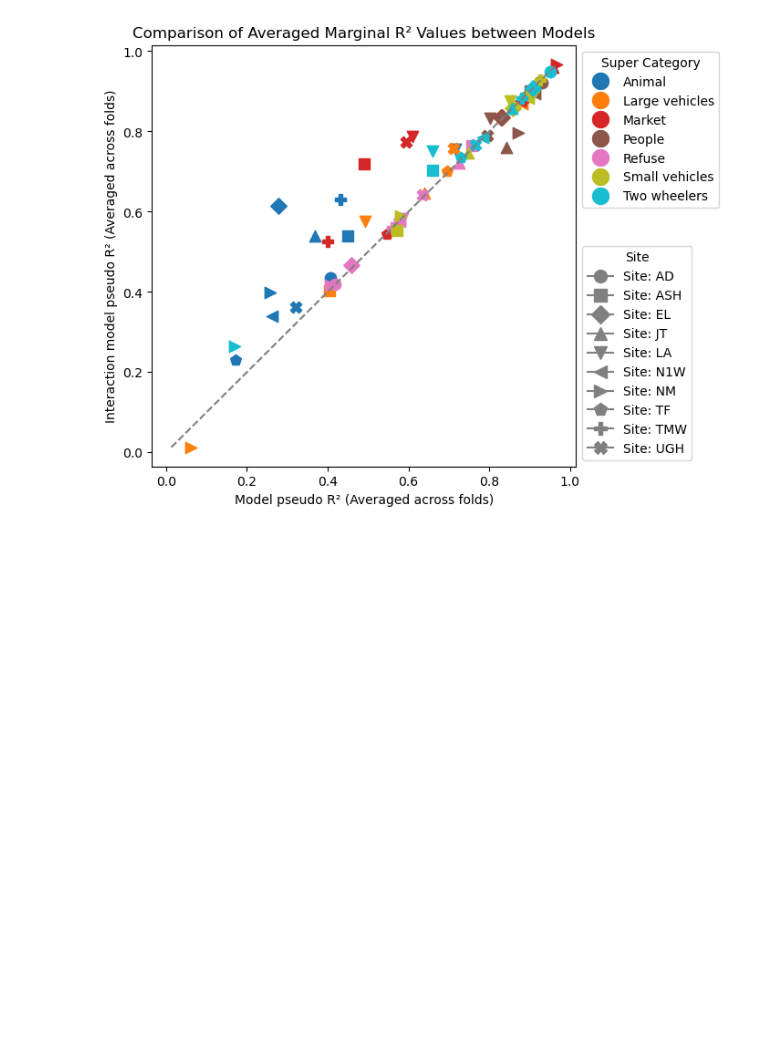
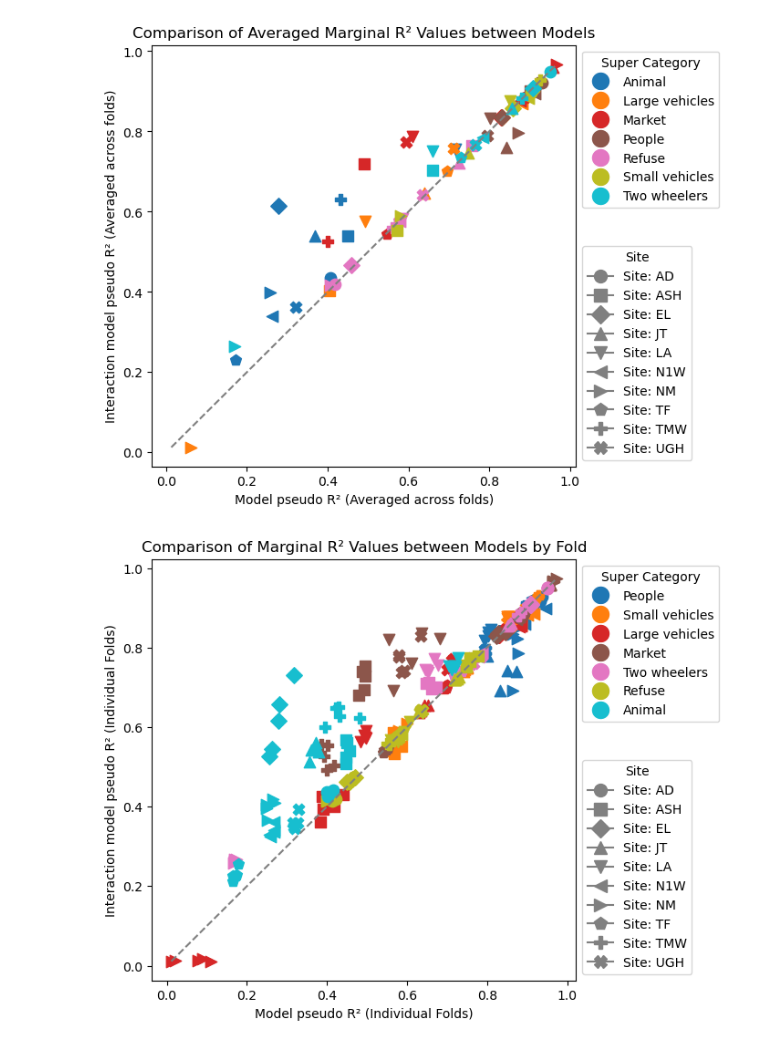
Before and after one commit to thicknavyrain/OD_2024_analysis, a Jupyter notebook: Time series model plotting - all folds.ipynb, the cells around one changed output. Drawn from its saved outputs; the diff is of its cells as text; code cells hidden in the pictures; blank space fills up the shorter version.

Commit message:
Plot tinkering

```diff
--- a/Time series model plotting - all folds.ipynb
+++ b/Time series model plotting - all folds.ipynb
@@ -1269,3 +1254,80 @@ plt.savefig('./results/scatter_plot_avg_with_legend.png', bbox_inches='tight')
 plt.show()
 # %% [output]
 [figure]
+# %%
+import pandas as pd
+import matplotlib.pyplot as plt
+from matplotlib.lines import Line2D
+import numpy as np
+
+# Load the CSV files
+interaction_pseudo_r2_path = './MODEL_RESULTS/interaction_pseudo_r2_results.csv'
+pseudo_r2_path = './MODEL_RESULTS/pseudo_r2_results.csv'
+
+# Read both CSV files
+interaction_pseudo_r2_df = pd.read_csv(interaction_pseudo_r2_path)
+pseudo_r2_df = pd.read_csv(pseudo_r2_path)
+
+# Merge the datasets based on "site", "super_category", and "fold"
+merged_df = pd.merge(interaction_pseudo_r2_df, pseudo_r2_df, on=['site', 'super_category', 'fold'], suffixes=('_interaction', '_pseudo'))
+
+# Prepare the data for plotting
+interaction_values = merged_df['marginal_R2_interaction']
+pseudo_r2_values = merged_df['marginal_R2_pseudo']
+categories = merged_df['super_category'].str.replace('_', ' ').str.capitalize()
+sites = merged_df['site']
+folds = merged_df['fold']
+
+# Create the plot
+plt.figure(figsize=(6, 6))
+
+# Use colors for super_category and markers for site
+unique_sites = sites.unique()
+unique_categories = categories.unique()
+markers = ['o', 's', 'D', '^', 'v', '<', '>', 'p', 'P', 'X']  # Markers for different sites
+colors = plt.cm.get_cmap('tab10', len(unique_categories))
+
+# Plot each fold individually while maintaining same color/marker style for each site/category
+for i, category in enumerate(unique_categories):
+    category_mask = (categories == category)
+    for j, site in enumerate(unique_sites):
+        site_mask = (sites == site)
+        combined_mask = category_mask & site_mask
+        if combined_mask.sum() > 0:  # Only plot if there are values
+            plt.scatter(pseudo_r2_values[combined_mask], interaction_values[combined_mask],
+                        color=colors(i), marker=markers[j % len(markers)],
+                        edgecolors=None, s=80, label=f'{site} ({category})')
+
+# Add the dashed x=y reference line
+x_vals = np.linspace(min(pseudo_r2_values.min(), interaction_values.min()),
+                     max(pseudo_r2_values.max(), interaction_values.max()), 100)
+plt.plot(x_vals, x_vals, '--', color='gray')
+
+# Add axis labels and title
+plt.xlabel("Model pseudo R² (Individual Folds)")
+plt.ylabel("Interaction model pseudo R² (Individual Folds)")
+plt.title("Comparison of Marginal R² Values between Models by Fold")
+
+# Create legends for super_category and site
+# Custom legend for super_category (colors)
+super_category_legend = [Line2D([0], [0], marker='o', color='w', label=f'{cat}',
+                                markerfacecolor=colors(i), markersize=15, markeredgecolor=None)
+                         for i, cat in enumerate(unique_categories)]
+
+# Custom legend for sites (marker styles)
+site_legend = [Line2D([0], [0], marker=markers[j % len(markers)], color='gray', label=f'Site: {site}',
+                      markersize=10, markeredgecolor=None)
+               for j, site in enumerate(unique_sites)]
+
+# Add the legends
+first_legend = plt.legend(handles=site_legend, title="Site", loc='lower left', bbox_to_anchor=(1, 0))
+plt.gca().add_artist(first_legend)  # Add the first legend separately
+plt.legend(handles=super_category_legend, title="Super Category", loc='upper left', bbox_to_anchor=(1, 1))
+
+# Save the figure with bbox_inches='tight' to prevent legend cropping
+plt.savefig('./results/scatter_plot_with_folds_and_legend.png', bbox_inches='tight')
+
+# Show the plot
+plt.show()
+# %% [output]
+[figure, added]
```
Also changed, not shown: parts of 2 cells of this notebook, 18 other files.
